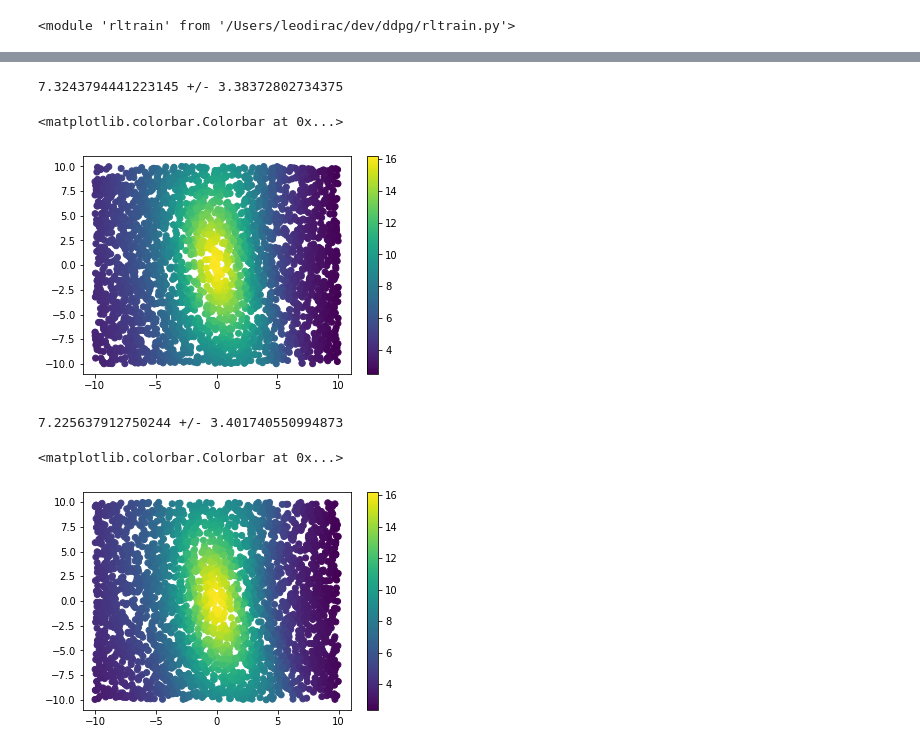
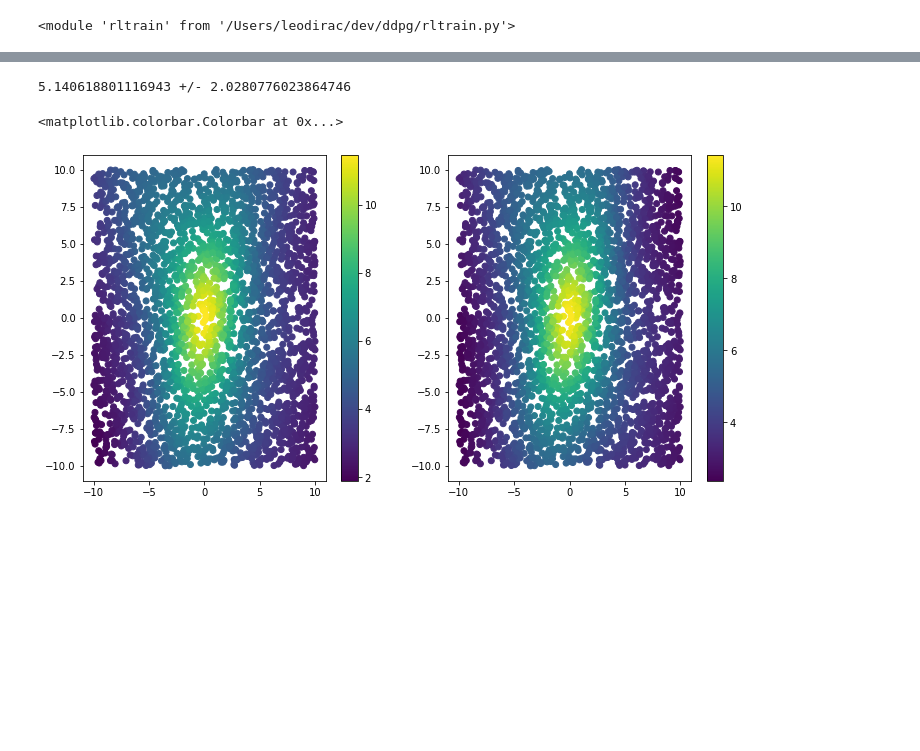
Before and after one commit to leopd/jasrlp, a Jupyter notebook: gym-play.ipynb, the cells around one changed output, grey strips where cells are left out. Cells and saved outputs as stored; diff of their text form; code cells hidden in the pictures; blank space fills up the shorter version.

```diff
--- a/gym-play.ipynb
+++ b/gym-play.ipynb
@@ -132,32 +136,21 @@ timebudget report per rollout cycle...
 # %%
 N = 3000
 ob = (torch.rand(N,4) - 0.5) * 20
 ob[:,0:2] *= 0
-qb = learner.qnet.calc_qval_batch(ob,[1] * N)
+qb = learner.qnet.calc_qval_batch(ob)
 print(f"{torch.mean(qb)} +/- {torch.std(qb)}")
 #_ = plt.hist(qb.cpu().detach().numpy(), bins=50)
 fix = lambda t: t.cpu().detach().numpy()
 ob = fix(ob)
 qb = fix(qb)
+plt.figure(figsize=(12,6))
+plt.subplot(1,2,1)
 plt.scatter(x=ob[:,2],y=ob[:,3], c=qb[:,0])
 plt.colorbar()
+plt.subplot(1,2,2)
+plt.scatter(x=ob[:,2],y=ob[:,3], c=qb[:,1])
+plt.colorbar()
 # %% [output]
-7.3243794441223145 +/- 3.38372802734375
+5.140618801116943 +/- 2.0280776023864746
 <matplotlib.colorbar.Colorbar at 0x...>
-[figure, old version]
+[figure, new version]
-# %%
-N = 3000
-ob = (torch.rand(N,4) - 0.5) * 20
-ob[:,0:2] *= 0
-qb = learner.qnet.calc_qval_batch(ob,[0] * N)
-print(f"{torch.mean(qb)} +/- {torch.std(qb)}")
-#_ = plt.hist(qb.cpu().detach().numpy(), bins=50)
-fix = lambda t: t.cpu().detach().numpy()
-ob = fix(ob)
-qb = fix(qb)
-plt.scatter(x=ob[:,2],y=ob[:,3], c=qb[:,0])
-plt.colorbar()
-# %% [output]
-7.225637912750244 +/- 3.401740550994873
-<matplotlib.colorbar.Colorbar at 0x...>
-[figure, removed]
```
Also changed, not shown: parts of 7 cells of this notebook, 2 other files.
